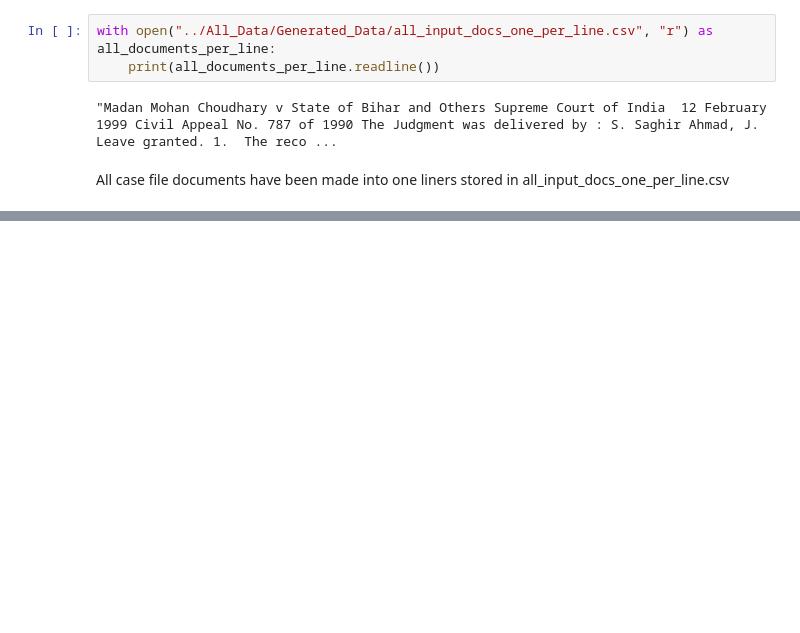
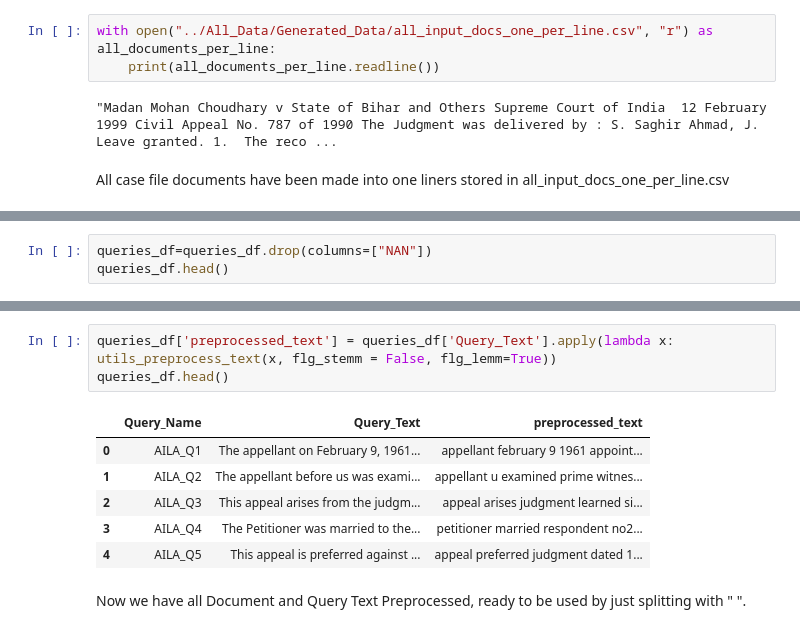
Before and after one commit to not-shoyo/LegalDoc-Retrieval-n-Summarization, a Jupyter notebook: IR_Model/Data_Preprocessing.ipynb, the cells around one changed output, grey strips where cells are left out. Saved outputs shown, nothing was run; the diff lists cells and outputs as text; blank space fills up the shorter version.

```diff
--- a/IR_Model/Data_Preprocessing.ipynb
+++ b/IR_Model/Data_Preprocessing.ipynb
@@ -44,0 +96,3 @@ All case file documents have been made into one liners stored in all_input_docs_
+# %%
+queries_df=queries_df.drop(columns=["NAN"])
+queries_df.head()
@@ -44,0 +179,12 @@ All case file documents have been made into one liners stored in all_input_docs_
+# %%
+queries_df['preprocessed_text'] = queries_df['Query_Text'].apply(lambda x: utils_preprocess_text(x, flg_stemm = False, flg_lemm=True))
+queries_df.head()
+# %% [output]
+|  | Query_Name | Query_Text | preprocessed_text |
+| 0 | AILA_Q1 | The appellant on February 9, 1961... | appellant february 9 1961 appoint... |
+| 1 | AILA_Q2 | The appellant before us was exami... | appellant u examined prime witnes... |
+| 2 | AILA_Q3 | This appeal arises from the judgm... | appeal arises judgment learned si... |
+| 3 | AILA_Q4 | The Petitioner was married to the... | petitioner married respondent no2... |
+| 4 | AILA_Q5 | This appeal is preferred against ... | appeal preferred judgment dated 1... |
+# %% [markdown]
+Now we have all Document and Query Text Preprocessed, ready to be used by just splitting with " ".
```
Also changed, not shown: parts of 17 cells of this notebook.
